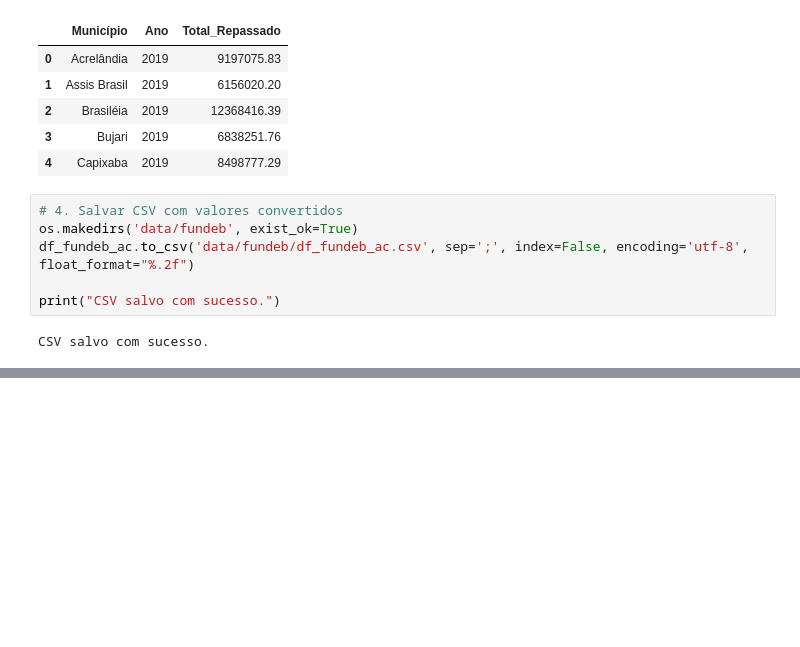
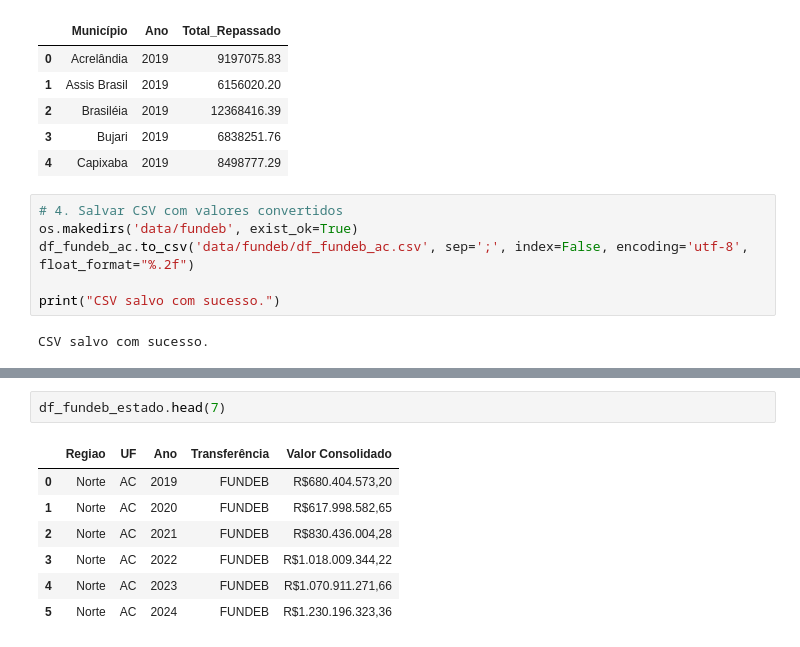
Before and after one commit to obs-curica/curica_streamlit_censo, a Jupyter notebook: notebooks/df_fundeb.ipynb, the cells around one changed output, grey strips where cells are left out. Drawn from its saved outputs; the diff is of its cells as text; blank space fills up the shorter version.

```diff
--- a/notebooks/df_fundeb.ipynb
+++ b/notebooks/df_fundeb.ipynb
@@ -150,0 +165,10 @@ CSV salvo com sucesso.
+# %%
+df_fundeb_estado.head(7)
+# %% [output]
+|  | Regiao | UF | Ano | Transferência | Valor Consolidado |
+| 0 | Norte | AC | 2019 | FUNDEB | R$680.404.573,20 |
+| 1 | Norte | AC | 2020 | FUNDEB | R$617.998.582,65 |
+| 2 | Norte | AC | 2021 | FUNDEB | R$830.436.004,28 |
+| 3 | Norte | AC | 2022 | FUNDEB | R$1.018.009.344,22 |
+| 4 | Norte | AC | 2023 | FUNDEB | R$1.070.911.271,66 |
+| 5 | Norte | AC | 2024 | FUNDEB | R$1.230.196.323,36 |
```
Also changed, not shown: parts of 9 cells of this notebook, 9 other files.
